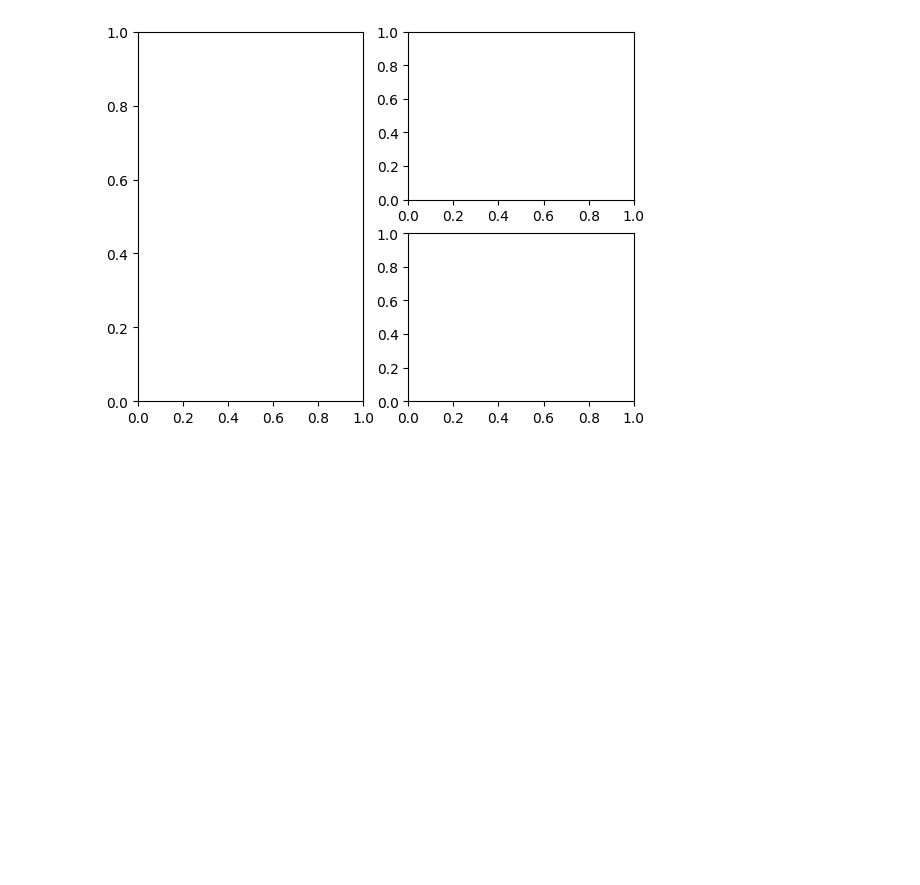
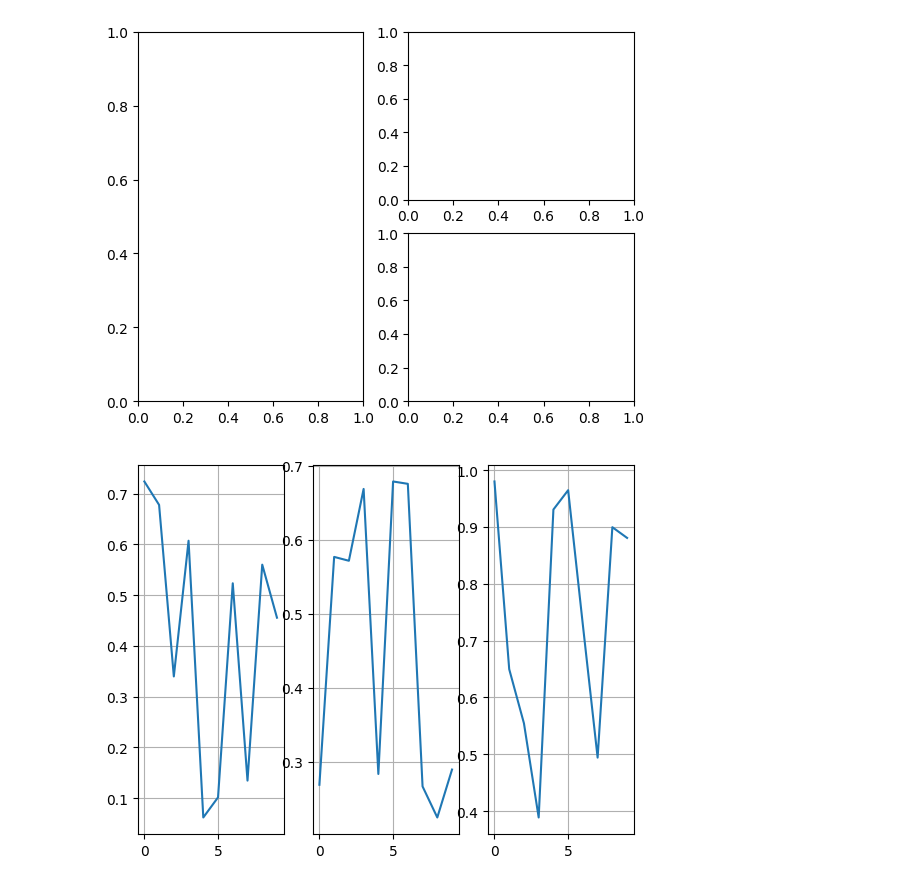
Before and after one commit to crissyro/base-of-DS, a Jupyter notebook: Basic of matplotlib.ipynb, the cells around one changed output. Saved outputs shown, nothing was run; the diff lists cells and outputs as text; code cells hidden in the pictures; blank space fills up the shorter version.

```diff
--- a/Basic of matplotlib.ipynb
+++ b/Basic of matplotlib.ipynb
@@ -24,3 +24,16 @@ fig, axs = plt.subplot_mosaic([['left', 'right_top'],
 [figure]
 [figure]
 [figure]
+# %%
+ax1 = plt.subplot(1,3,1)
+plt.plot(np.random.random(10))
+ax2 = plt.subplot(1,3,2)
+plt.plot(np.random.random(10))
+ax3 = plt.subplot(1,3,3)
+plt.plot(np.random.random(10))
+
+ax1.grid()
+ax2.grid()
+ax3.grid()
+# %% [output]
+[figure, added]
```
Also changed, not shown: parts of 3 cells of this notebook.
